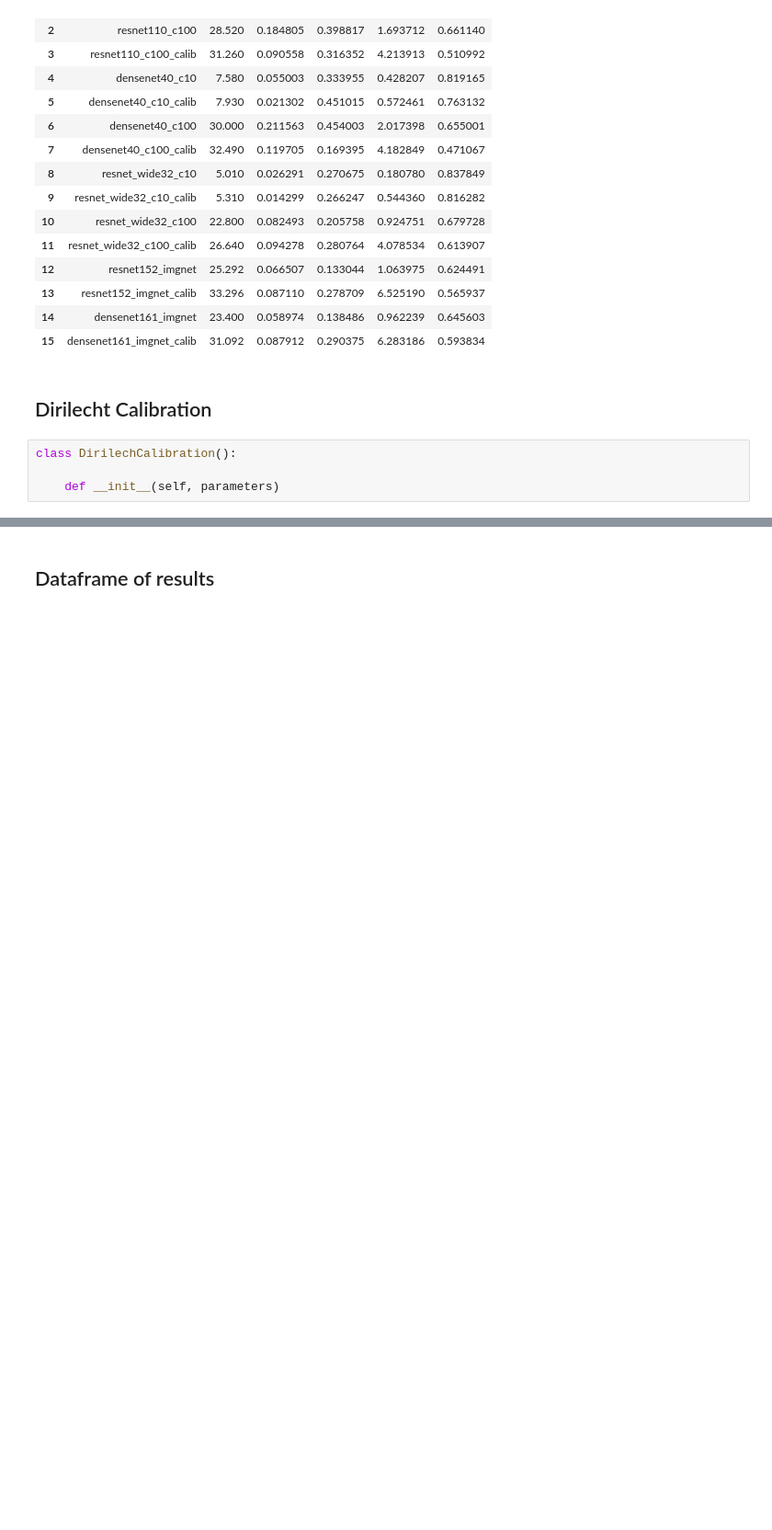
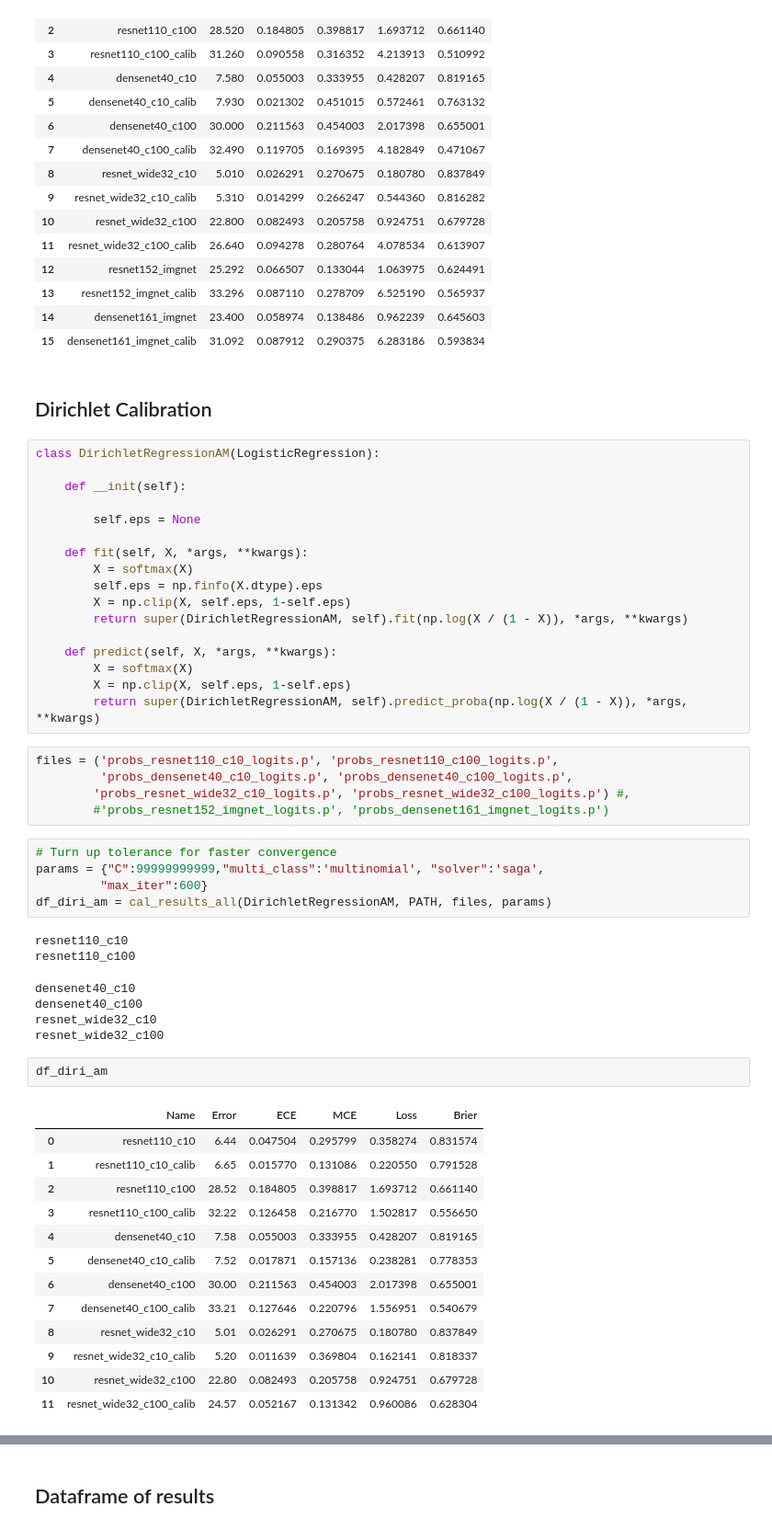
Before and after one commit to markus93/NN_calibration, a Jupyter notebook: scripts/Calibration - (Temp, Iso, Beta, Hist).ipynb, the cells around one changed output, grey strips where cells are left out. Shown at 92% size. Saved outputs shown, nothing was run; the diff lists cells and outputs as text; blank space fills up the shorter version.

```diff
--- a/scripts/Calibration - (Temp, Iso, Beta, Hist).ipynb
+++ b/scripts/Calibration - (Temp, Iso, Beta, Hist).ipynb
@@ -541,8 +552,54 @@ df_hb
 | 14 | densenet161_imgnet | 23.400 | 0.058974 | 0.138486 | 0.962239 | 0.645603 |
 | 15 | densenet161_imgnet_calib | 31.092 | 0.087912 | 0.290375 | 6.283186 | 0.593834 |
 # %% [markdown]
-## Dirilecht Calibration
+## Dirichlet Calibration
-# %%
-class DirilechCalibration():
-
-    def __init__(self, parameters)
+# %%
+class DirichletRegressionAM(LogisticRegression):
+
+    def __init(self):
+
+        self.eps = None
+
+    def fit(self, X, *args, **kwargs):
+        X = softmax(X)
+        self.eps = np.finfo(X.dtype).eps
+        X = np.clip(X, self.eps, 1-self.eps)
+        return super(DirichletRegressionAM, self).fit(np.log(X / (1 - X)), *args, **kwargs)
+
+    def predict(self, X, *args, **kwargs):
+        X = softmax(X)
+        X = np.clip(X, self.eps, 1-self.eps)
+        return super(DirichletRegressionAM, self).predict_proba(np.log(X / (1 - X)), *args, **kwargs)
+# %%
+files = ('probs_resnet110_c10_logits.p', 'probs_resnet110_c100_logits.p',
+         'probs_densenet40_c10_logits.p', 'probs_densenet40_c100_logits.p',
+        'probs_resnet_wide32_c10_logits.p', 'probs_resnet_wide32_c100_logits.p') #,
+        #'probs_resnet152_imgnet_logits.p', 'probs_densenet161_imgnet_logits.p')
+# %%
+# Turn up tolerance for faster convergence
+params = {"C":99999999999,"multi_class":'multinomial', "solver":'saga',
+         "max_iter":600}
+df_diri_am = cal_results_all(DirichletRegressionAM, PATH, files, params)
+# %% [output]
+resnet110_c10
+resnet110_c100
+densenet40_c10
+densenet40_c100
+resnet_wide32_c10
+resnet_wide32_c100
+# %%
+df_diri_am
+# %% [output]
+|  | Name | Error | ECE | MCE | Loss | Brier |
+| 0 | resnet110_c10 | 6.44 | 0.047504 | 0.295799 | 0.358274 | 0.831574 |
+| 1 | resnet110_c10_calib | 6.65 | 0.015770 | 0.131086 | 0.220550 | 0.791528 |
+| 2 | resnet110_c100 | 28.52 | 0.184805 | 0.398817 | 1.693712 | 0.661140 |
+| 3 | resnet110_c100_calib | 32.22 | 0.126458 | 0.216770 | 1.502817 | 0.556650 |
+| 4 | densenet40_c10 | 7.58 | 0.055003 | 0.333955 | 0.428207 | 0.819165 |
+| 5 | densenet40_c10_calib | 7.52 | 0.017871 | 0.157136 | 0.238281 | 0.778353 |
+| 6 | densenet40_c100 | 30.00 | 0.211563 | 0.454003 | 2.017398 | 0.655001 |
+| 7 | densenet40_c100_calib | 33.21 | 0.127646 | 0.220796 | 1.556951 | 0.540679 |
+| 8 | resnet_wide32_c10 | 5.01 | 0.026291 | 0.270675 | 0.180780 | 0.837849 |
+| 9 | resnet_wide32_c10_calib | 5.20 | 0.011639 | 0.369804 | 0.162141 | 0.818337 |
+| 10 | resnet_wide32_c100 | 22.80 | 0.082493 | 0.205758 | 0.924751 | 0.679728 |
+| 11 | resnet_wide32_c100_calib | 24.57 | 0.052167 | 0.131342 | 0.960086 | 0.628304 |
```
Also changed, not shown: parts of 17 cells of this notebook, 2 other files.
